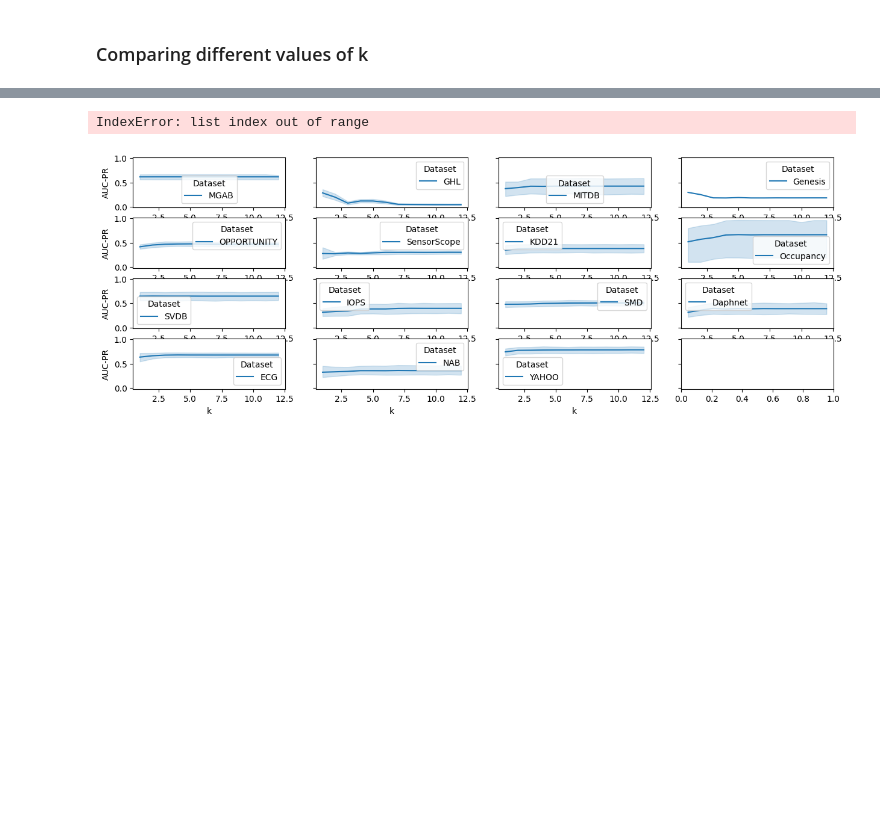
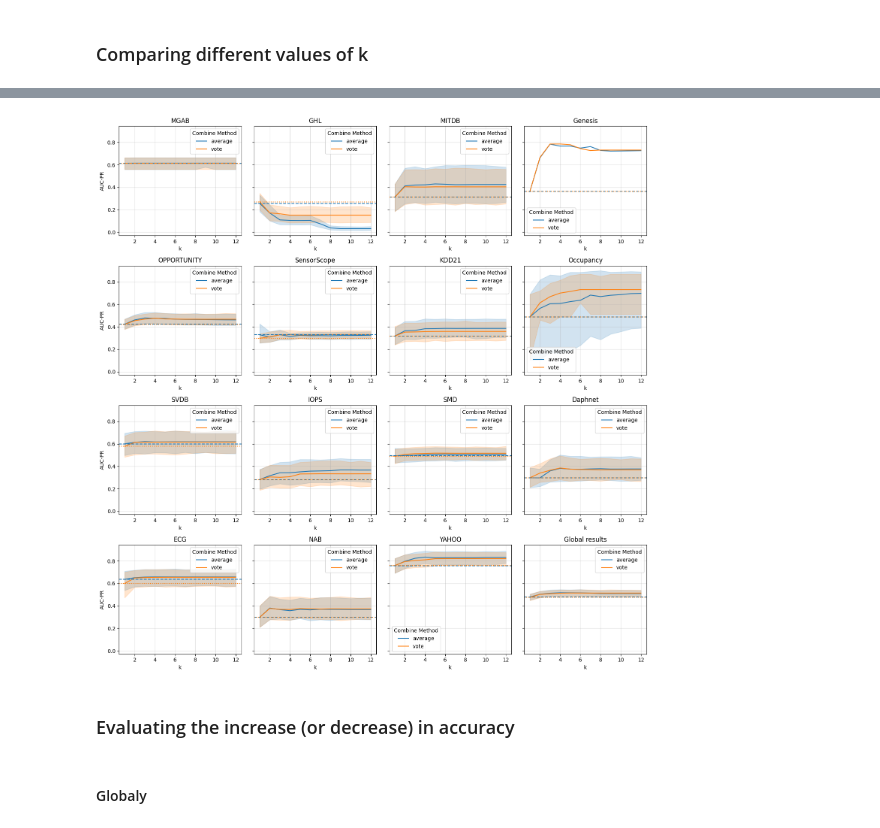
Before and after one commit to sylligardos/MSADv2, a Jupyter notebook: notebooks/k_analysis_042024.ipynb, the cells around one changed output, grey strips where cells are left out. Saved outputs shown, nothing was run; the diff lists cells and outputs as text; code cells hidden in the pictures; blank space fills up the shorter version.

Commit message:
Two notebooks for results analysis have been added

```diff
--- a/notebooks/k_analysis_042024.ipynb
+++ b/notebooks/k_analysis_042024.ipynb
@@ -35,14 +40,15 @@ detector_names = [
 ]
 
 model_selectors = [
+    "convnet128",
     "resnet1024",
-    "convnet128",
     "sit512",
+    "knn1024",
 ]
 
 combine_methods = ['average', 'vote']
 
-dataset_names = [
+datasets = [
     'MGAB',
     'GHL',
     'MITDB',
@@ -92,6 +106,7 @@ OPPORTUNITY_sit512_average_k4.csv
 ### Load all the data and create DataFrame
 # %%
 all_results = []
+curr_experiment_env = set()
 
 for file in result_files:
     parts = file.split('_')
@@ -103,7 +118,7 @@ for file in result_files:
         model_selector = parts[1]
         combine_method = parts[-2]
         k = int(parts[-1].split('.')[0][1:])
-        if (dataset not in dataset_names) or \
+        if (dataset not in datasets) or \
         (model_selector not in model_selectors) or \
         (combine_method not in combine_methods) or \
         (k not in k_values):
@@ -117,6 +132,13 @@ for file in result_files:
             curr_df['Combine Method'] = combine_method
             curr_df['Dataset'] = dataset
             all_results.append(curr_df)
+
+            # Update curr existing datasets, MSs, etc.
+            curr_experiment_env.add(dataset)
+            curr_experiment_env.add(model_selector)
+            curr_experiment_env.add(combine_method)
+            curr_experiment_env.add(k)
+
 df = pd.concat(all_results)
 df.head(5)
 # %% [output]
@@ -129,3 +154,8 @@ df.head(5)
+# %%
+datasets = [x for x in datasets if x in curr_experiment_env]
+model_selectors = [x for x in model_selectors if x in curr_experiment_env]
+combine_methods = [x for x in combine_methods if x in curr_experiment_env]
+k_values = [x for x in k_values if x in curr_experiment_env]
 # %% [markdown]
 ## Analysis
 # %% [markdown]
@@ -140,10 +197,39 @@ tmp_df = df[(df["Model Selector"] == model_selector) & (df["Combine Method"] ==
 # %%
 # Plot the AUC-PR values
-fig, axes = plt.subplots(4, 4, figsize=(15, 5), sharey=True)
+fig, axes = plt.subplots(4, 4, figsize=(15, 15), sharey=True)
+model_selector = [x for x in model_selectors if 'conv' in x][0]
 
-for i in range (0, 16):
-    sns.lineplot(ax=axes[i//4, i % 4], data=tmp_df[tmp_df["Dataset"] == dataset_names[i]], x="k", y="AUC-PR", hue="Dataset")
+for i in range (0, len(datasets)):
+    curr_data = df[(df["Dataset"] == datasets[i]) & (df["Model Selector"] == model_selector)]
+
+    # Compute average for k = 1
+    avg_k_1_average = curr_data[(curr_data["Combine Method"] == 'average') & (curr_data["k"] == 1)]['AUC-PR'].mean()
+    avg_k_1_vote = curr_data[(curr_data["Combine Method"] == 'vote') & (curr_data["k"] == 1)]['AUC-PR'].mean()
+
+    sns.lineplot(ax=axes[i//4, i % 4], data=curr_data, x="k", y="AUC-PR", hue="Combine Method", hue_order=combine_methods)
+    axes[i//4, i % 4].axhline(y=avg_k_1_average, color='C0', linestyle='dashed', label='average k=1')
+    axes[i//4, i % 4].axhline(y=avg_k_1_vote, color='C1', linestyle='dotted', label='vote k=1')
+    axes[i//4, i % 4].grid(alpha=0.4)
+    axes[i//4, i % 4].title.set_text(datasets[i])
+
+# Compute global plot
+curr_data = df[(df["Model Selector"] == model_selector)]
+
+# Compute average for k = 1
+avg_k_1_average = curr_data[(curr_data["Combine Method"] == 'average') & (curr_data["k"] == 1)]['AUC-PR'].mean()
+avg_k_1_vote = curr_data[(curr_data["Combine Method"] == 'vote') & (curr_data["k"] == 1)]['AUC-PR'].mean()
+
+sns.lineplot(ax=axes[3, 3], data=curr_data, x="k", y="AUC-PR", hue="Combine Method", hue_order=combine_methods)
+axes[3, 3].axhline(y=avg_k_1_average, color='C0', linestyle='dashed', label='average k=1')
+axes[3, 3].axhline(y=avg_k_1_vote, color='C1', linestyle='dotted', label='vote k=1')
+axes[3, 3].grid(alpha=0.4)
+axes[3, 3].title.set_text("Global results")
+
+plt.tight_layout()
 plt.show()
 # %% [output]
-IndexError: list index out of range
-[figure, old version]
+[figure, new version]
+# %% [markdown]
+### Evaluating the increase (or decrease) in accuracy
+# %% [markdown]
+#### Globaly
```
Also changed, not shown: parts of 24 cells of this notebook, 1 other file.
